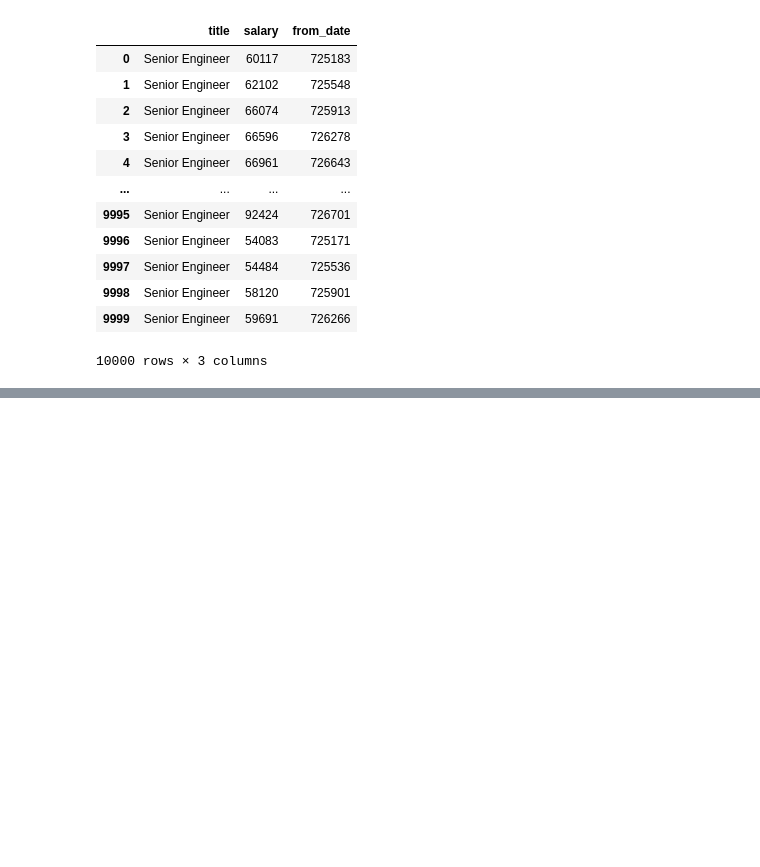
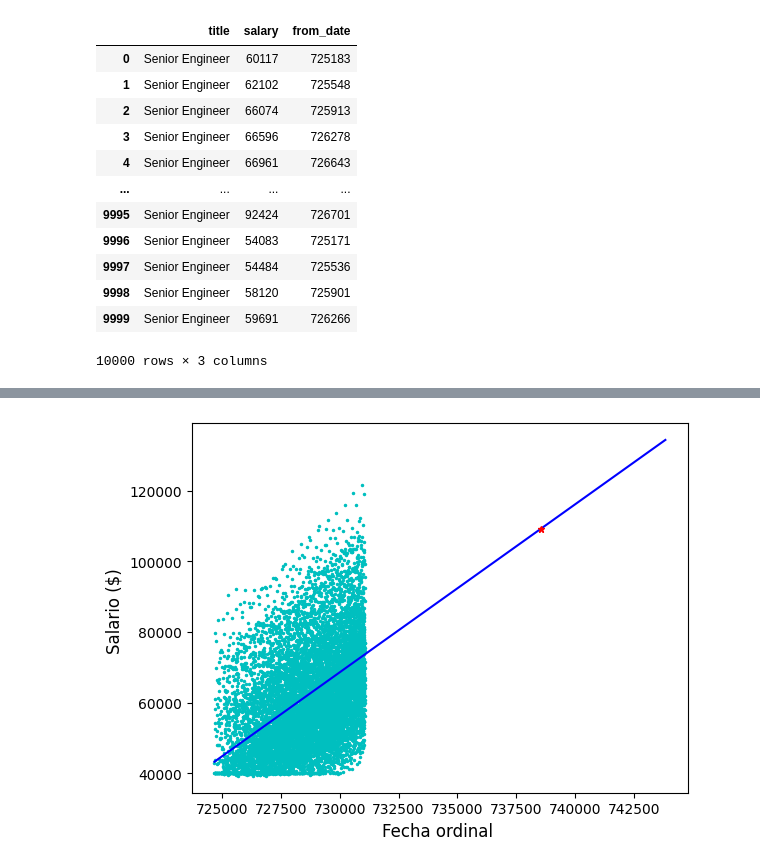
Before and after one commit to SandraJuarez/Mariadb_tarea, a Jupyter notebook: Tarea1.ipynb, the cells around one changed output, grey strips where cells are left out. Drawn from its saved outputs; the diff is of its cells as text; code cells hidden in the pictures; blank space fills up the shorter version.

```diff
--- a/Tarea1.ipynb
+++ b/Tarea1.ipynb
@@ -129,0 +192,18 @@ anim = FuncAnimation(fig, animate, init_func=init,
+# %%
+#ahora vamos a graficar todo sin normalizar
+
+x=jnp.linspace(0,3,300)
+yf=modelo(m,b,x)
+
+#desnormalizamos la x y la y de la predicción
+x=x*(jnp.max(xs0)-jnp.min(xs0))+jnp.min(xs0)
+yf=yf*(jnp.max(ys0)-jnp.min(ys0))+jnp.min(ys0)
+plt.plot(xs0,ys0,'.c',markersize=3)
+plt.plot(x,yf,'b',markersize=5)
+plt.xlabel('Fecha ordinal ',fontsize=12)
+plt.ylabel('Salario ($) ',fontsize=12)
+plt.plot(hoy,salario_hoy,'*r',markersize=5)
+
+plt.show()
+# %% [output]
+[figure, added]
```
Also changed, not shown: parts of 19 cells of this notebook.
